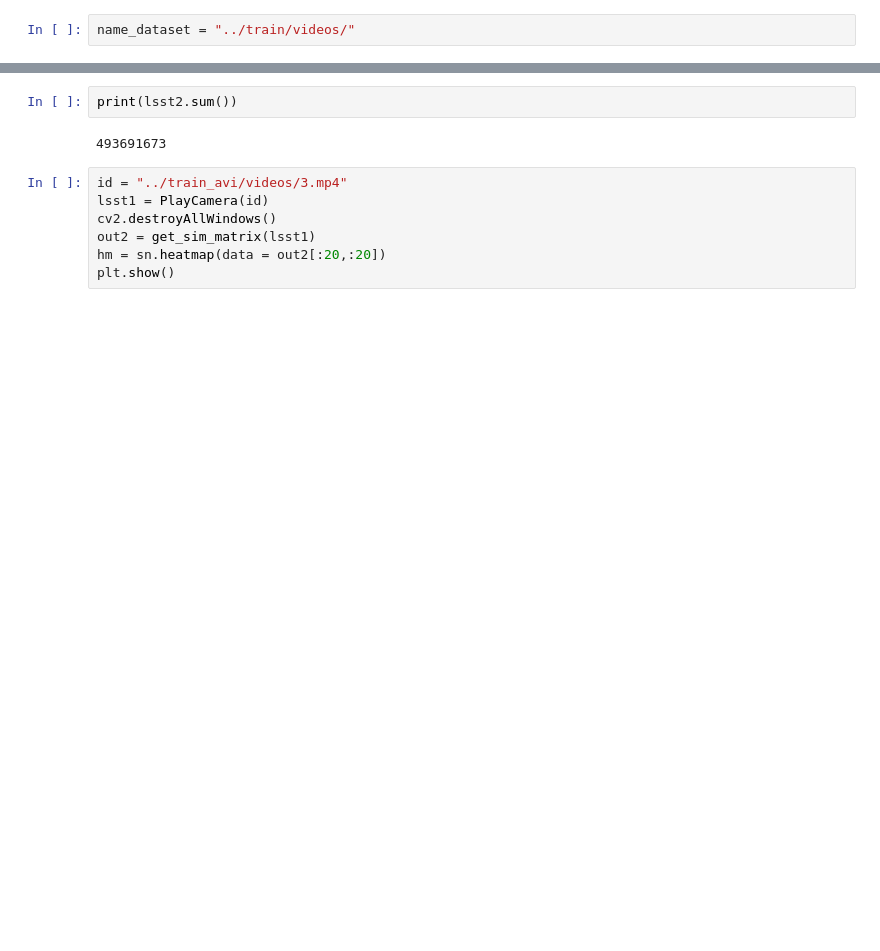
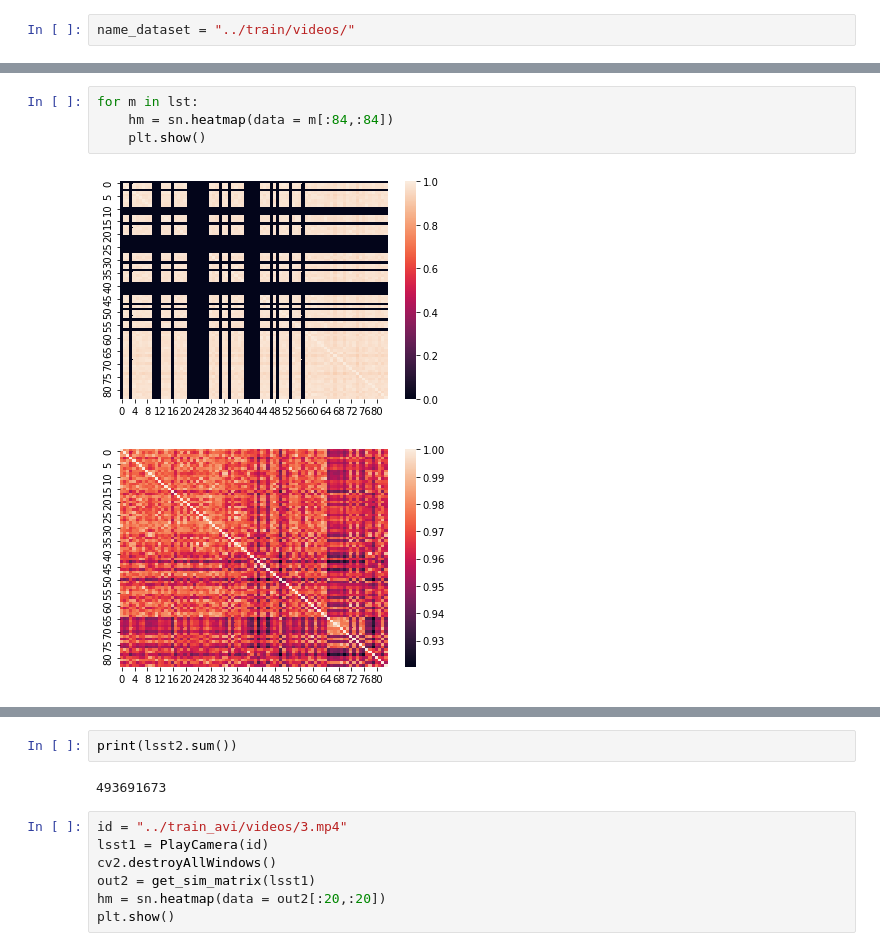
Before and after one commit to Truyen724/Zalo_liveness_Detection, a Jupyter notebook: test.ipynb, the cells around one changed output, grey strips where cells are left out. Drawn from its saved outputs; the diff is of its cells as text; blank space fills up the shorter version.

```diff
--- a/test.ipynb
+++ b/test.ipynb
@@ -115,0 +131,7 @@ plt.show()
+# %%
+for m in lst:
+    hm = sn.heatmap(data = m[:84,:84])
+    plt.show()
+# %% [output]
+[figure, added]
+[figure, added]
```
Also changed, not shown: parts of 8 cells of this notebook, 7 other files.
